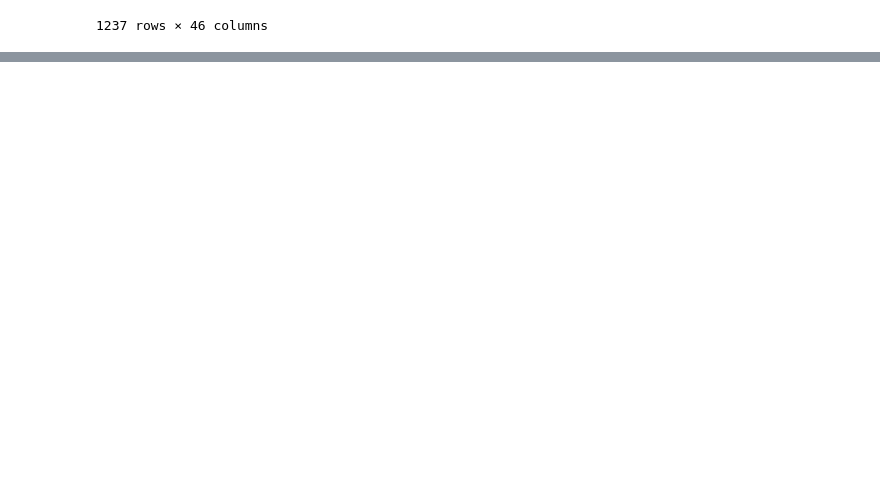
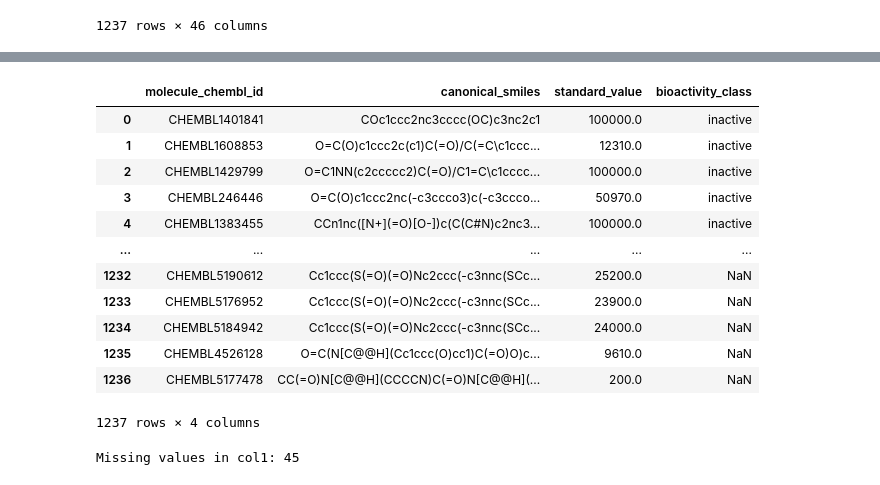
Before and after one commit to Fyn2a/BioInfo_Project_Drugs, a Jupyter notebook: DataGen.ipynb, the cells around one changed output, grey strips where cells are left out. Saved outputs shown, nothing was run; the diff lists cells and outputs as text; code cells hidden in the pictures; blank space fills up the shorter version.

```diff
--- a/DataGen.ipynb
+++ b/DataGen.ipynb
@@ -74,0 +138,24 @@ df3
+# %%
+df_filtered = df5[df5['standard_value'].notna()]
+df_filtered = df_filtered.reset_index(drop=True)
+df_filtered
+# %% [output]
+|  | molecule_chembl_id | canonical_smiles | standard_value | bioactivity_class |
+| 0 | CHEMBL1401841 | COc1ccc2nc3cccc(OC)c3nc2c1 | 100000.0 | inactive |
+| 1 | CHEMBL1608853 | O=C(O)c1ccc2c(c1)C(=O)/C(=C\c1ccc... | 12310.0 | inactive |
+| 2 | CHEMBL1429799 | O=C1NN(c2ccccc2)C(=O)/C1=C\c1cccc... | 100000.0 | inactive |
+| 3 | CHEMBL246446 | O=C(O)c1ccc2nc(-c3ccco3)c(-c3ccco... | 50970.0 | inactive |
+| 4 | CHEMBL1383455 | CCn1nc([N+](=O)[O-])c(C(C#N)c2nc3... | 100000.0 | inactive |
+| ... | ... | ... | ... | ... |
+| 1232 | CHEMBL5190612 | Cc1ccc(S(=O)(=O)Nc2ccc(-c3nnc(SCc... | 25200.0 | NaN |
+| 1233 | CHEMBL5176952 | Cc1ccc(S(=O)(=O)Nc2ccc(-c3nnc(SCc... | 23900.0 | NaN |
+| 1234 | CHEMBL5184942 | Cc1ccc(S(=O)(=O)Nc2ccc(-c3nnc(SCc... | 24000.0 | NaN |
+| 1235 | CHEMBL4526128 | O=C(N[C@@H](Cc1ccc(O)cc1)C(=O)O)c... | 9610.0 | NaN |
+| 1236 | CHEMBL5177478 | CC(=O)N[C@@H](CCCCN)C(=O)N[C@@H](... | 200.0 | NaN |
+1237 rows × 4 columns
+# %%
+# Display rows where 'col1' has missing data
+missing_col1 = df_filtered['bioactivity_class'].isnull().sum()
+print(f'Missing values in col1: {missing_col1}')
+# %% [output]
+Missing values in col1: 45
```
Also changed, not shown: parts of 10 cells of this notebook, 2 other files.
